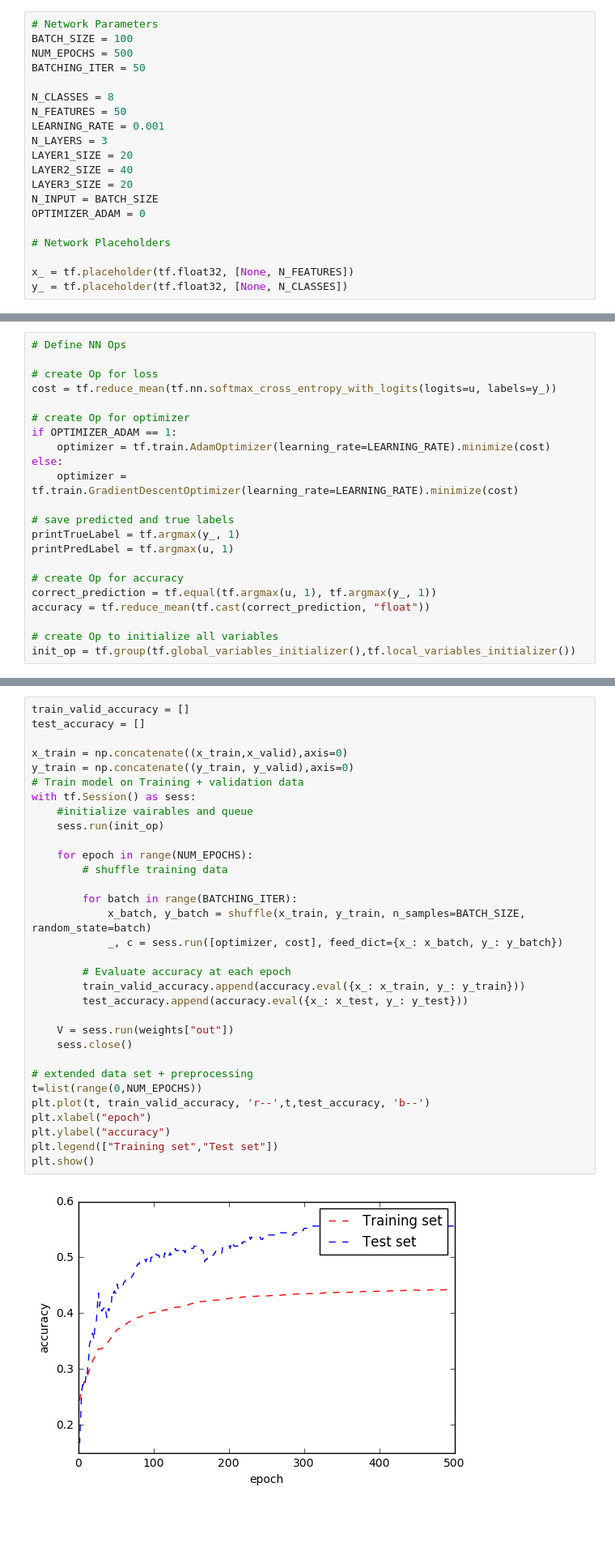
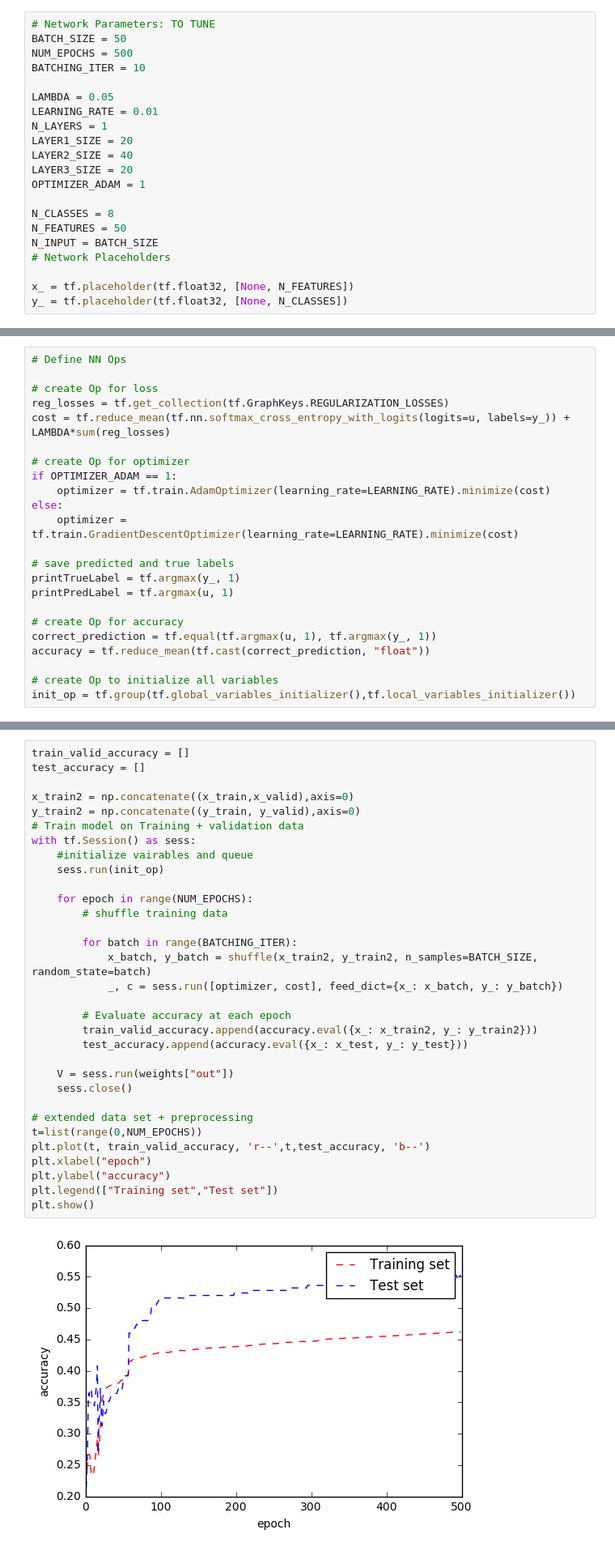
Before and after one commit to asturkmani/DNN_Classify_TED_Category, a Jupyter notebook: Classification of TED Talk Category.ipynb, the cells around one changed output, grey strips where cells are left out. Shown: that part at 81% size. Cells and saved outputs as stored; diff of their text form; blank space fills up the shorter version.

```diff
--- a/Classification of TED Talk Category.ipynb
+++ b/Classification of TED Talk Category.ipynb
@@ -291,19 +299,20 @@ y_test = y[train_size+validation_size:]
 # %%
-# Network Parameters
-BATCH_SIZE = 100
+# Network Parameters: TO TUNE
+BATCH_SIZE = 50
 NUM_EPOCHS = 500
-BATCHING_ITER = 50
+BATCHING_ITER = 10
+
+LAMBDA = 0.05
+LEARNING_RATE = 0.01
+N_LAYERS = 1
+LAYER1_SIZE = 20
+LAYER2_SIZE = 40
+LAYER3_SIZE = 20
+OPTIMIZER_ADAM = 1
 
 N_CLASSES = 8
 N_FEATURES = 50
-LEARNING_RATE = 0.001
-N_LAYERS = 3
-LAYER1_SIZE = 20
-LAYER2_SIZE = 40
-LAYER3_SIZE = 20
 N_INPUT = BATCH_SIZE
-OPTIMIZER_ADAM = 0
-
 # Network Placeholders
 
 x_ = tf.placeholder(tf.float32, [None, N_FEATURES])
@@ -368,7 +377,8 @@ u = tf.matmul(h,weights['out']) + biases['out']
 # Define NN Ops
 
 # create Op for loss
-cost = tf.reduce_mean(tf.nn.softmax_cross_entropy_with_logits(logits=u, labels=y_))
+reg_losses = tf.get_collection(tf.GraphKeys.REGULARIZATION_LOSSES)
+cost = tf.reduce_mean(tf.nn.softmax_cross_entropy_with_logits(logits=u, labels=y_)) + LAMBDA*sum(reg_losses)
 
 # create Op for optimizer
 if OPTIMIZER_ADAM == 1:
@@ -448,37 +481,37 @@ plt.show()
 # %%
 train_valid_accuracy = []
 test_accuracy = []
 
-x_train = np.concatenate((x_train,x_valid),axis=0)
-y_train = np.concatenate((y_train, y_valid),axis=0)
+x_train2 = np.concatenate((x_train,x_valid),axis=0)
+y_train2 = np.concatenate((y_train, y_valid),axis=0)
 # Train model on Training + validation data
 with tf.Session() as sess:
     #initialize vairables and queue
     sess.run(init_op)
 
     for epoch in range(NUM_EPOCHS):
         # shuffle training data
 
         for batch in range(BATCHING_ITER):
-            x_batch, y_batch = shuffle(x_train, y_train, n_samples=BATCH_SIZE, random_state=batch)
+            x_batch, y_batch = shuffle(x_train2, y_train2, n_samples=BATCH_SIZE, random_state=batch)
             _, c = sess.run([optimizer, cost], feed_dict={x_: x_batch, y_: y_batch})
 
         # Evaluate accuracy at each epoch
-        train_valid_accuracy.append(accuracy.eval({x_: x_train, y_: y_train}))
+        train_valid_accuracy.append(accuracy.eval({x_: x_train2, y_: y_train2}))
         test_accuracy.append(accuracy.eval({x_: x_test, y_: y_test}))
 
     V = sess.run(weights["out"])
     sess.close()
 
 # extended data set + preprocessing
 t=list(range(0,NUM_EPOCHS))
 plt.plot(t, train_valid_accuracy, 'r--',t,test_accuracy, 'b--')
 plt.xlabel("epoch")
 plt.ylabel("accuracy")
 plt.legend(["Training set","Test set"])
 plt.show()
 # %% [output]
-[figure, old version]
+[figure, new version]
 # %% [markdown]
 ### Text preprocessing, no train extension
 # %%
```
Also changed, not shown: parts of 4 cells of this notebook, 1 other file.
